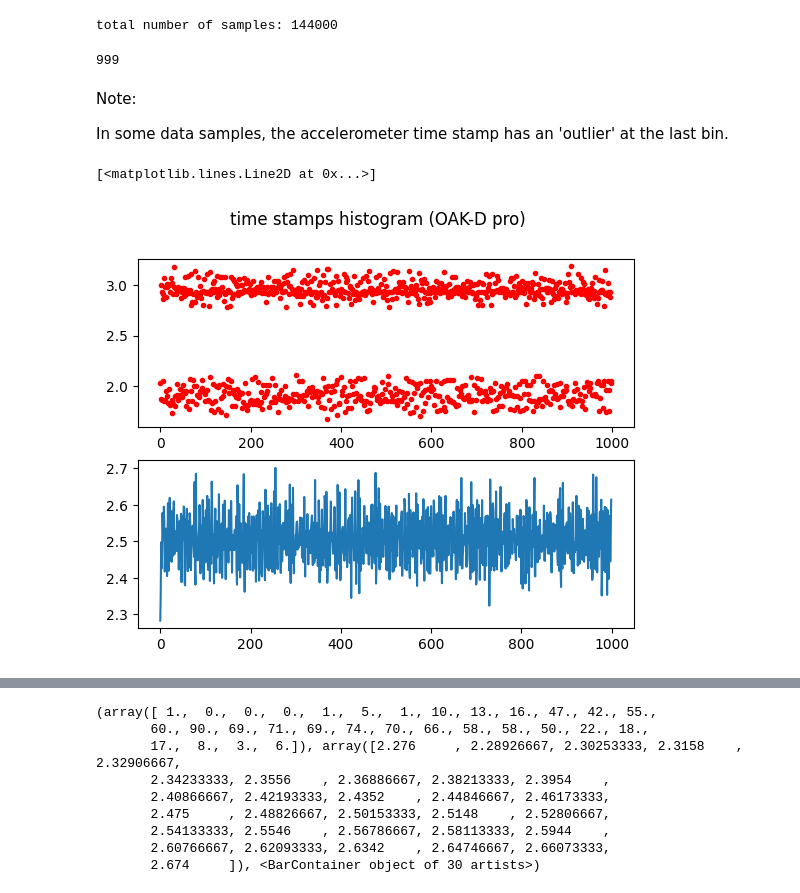
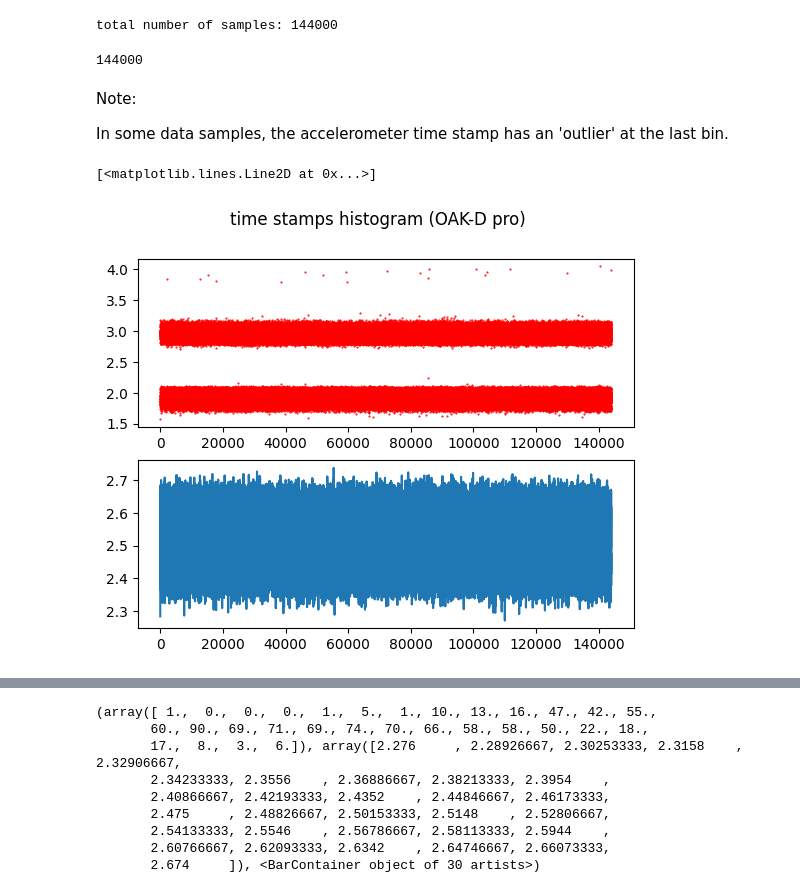
Before and after one commit to diplodocuslongus/depthai2know, a Jupyter notebook: IMU/imu_time_stamp_analysis.ipynb, the cells around one changed output, grey strips where cells are left out. Saved outputs shown, nothing was run; the diff lists cells and outputs as text; code cells hidden in the pictures.

Commit message:
time sync

```diff
--- a/IMU/imu_time_stamp_analysis.ipynb
+++ b/IMU/imu_time_stamp_analysis.ipynb
@@ -83,11 +66,30 @@ def bimodal(x,mu1,sigma1,A1,mu2,sigma2,A2):
 dataArr = np.genfromtxt(CSV_FILENAME, delimiter=',')
 # %%
 # Separate into arrays and select a slice of the input data
-acc_ts = dataArr[:NB_SAMPLE, 0]  # time stamp for acceleration, second
-accx = dataArr[:NB_SAMPLE, 1]  # m/s²
-accy = dataArr[:NB_SAMPLE, 2]
-accz = dataArr[:NB_SAMPLE, 3]
-ts = dataArr[:NB_SAMPLE, 4]  # time stamp, second
-gx = dataArr[:NB_SAMPLE, 5]  # (rad/s)
-gy = dataArr[:NB_SAMPLE, 6]
-gz = dataArr[:NB_SAMPLE, 7]
+if LOAD_SAMPLE == 'all':
+    acc_ts = dataArr[:, 0]  # time stamp for acceleration, second
+    accx = dataArr[:, 1]  # m/s²
+    accy = dataArr[:, 2]
+    accz = dataArr[:, 3]
+    ts = dataArr[:, 4]  # time stamp, second
+    gx = dataArr[:, 5]  # (rad/s)
+    gy = dataArr[:, 6]
+    gz = dataArr[:, 7]
+elif LOAD_SAMPLE == 'start':
+    acc_ts = dataArr[:NB_SAMPLE, 0]  # time stamp for acceleration, second
+    accx = dataArr[:NB_SAMPLE, 1]  # m/s²
+    accy = dataArr[:NB_SAMPLE, 2]
+    accz = dataArr[:NB_SAMPLE, 3]
+    ts = dataArr[:NB_SAMPLE, 4]  # time stamp, second
+    gx = dataArr[:NB_SAMPLE, 5]  # (rad/s)
+    gy = dataArr[:NB_SAMPLE, 6]
+    gz = dataArr[:NB_SAMPLE, 7]
+elif LOAD_SAMPLE == 'end':
+    acc_ts = dataArr[-NB_SAMPLE:, 0]  # time stamp for acceleration, second
+    accx = dataArr[-NB_SAMPLE:, 1]  # m/s²
+    accy = dataArr[-NB_SAMPLE:, 2]
+    accz = dataArr[-NB_SAMPLE:, 3]
+    ts = dataArr[-NB_SAMPLE:, 4]  # time stamp, second
+    gx = dataArr[-NB_SAMPLE:, 5]  # (rad/s)
+    gy = dataArr[-NB_SAMPLE:, 6]
+    gz = dataArr[-NB_SAMPLE:, 7]
@@ -109,8 +101,8 @@ print(f'total number of samples: {tot_nb_sample}')
 # %% [output]
 total number of samples: 144000
 # %%
-NBINS = 200
-acc_ts_grad=np.gradient(acc_ts[1:]) # remove the first sample which is off
+acc_ts_grad=np.gradient(acc_ts)
+# acc_ts_grad=np.gradient(acc_ts[1:]) # remove the first sample which is off
 gyro_ts_grad=np.gradient(ts)
 print(len(acc_ts_grad))
 # idx_high_ts = np.where(acc_ts_grad < 1.0)
@@ -118,7 +110,7 @@ print(len(acc_ts_grad))
 # print(f'{acc_ts_grad}')
 # plt.hist(acc_ts_grad,NBINS)
 # %% [output]
-999
+144000
 # %% [markdown]
 Note:
 
@@ -126,15 +118,15 @@ In some data samples, the accelerometer time stamp has an 'outlier' at the last
 # %%
 # idx_non0bin_ts = np.where(acc_ts_grad > 12.0)
 # print(idx_high_ts)
 f, axarr = plt.subplots(2, sharex=False)
 # f.set_figheight(12)
 # f.set_figwidth(8)
 f.suptitle(f'time stamps histogram (OAK-D pro)',fontsize = 12)
-axarr[0].plot(acc_ts_grad, 'r.',label='accel time stamp') # alpha=0.1 is the opacity (alpha in 0 - 1 range)
+axarr[0].plot(acc_ts_grad, 'r.',markersize = 1,label='accel time stamp') # alpha=0.1 is the opacity (alpha in 0 - 1 range)
 axarr[1].plot(gyro_ts_grad, label='accel time stamp') # alpha=0.1 is the opacity (alpha in 0 - 1 range)
 # %% [output]
 [<matplotlib.lines.Line2D at 0x...>]
-[figure, old version]
+[figure, new version]
 # %%
 f, axarr = plt.subplots(2, sharex=False)
 # f.set_figheight(12)
```
Also changed, not shown: parts of 31 cells of this notebook, 7 other files.
